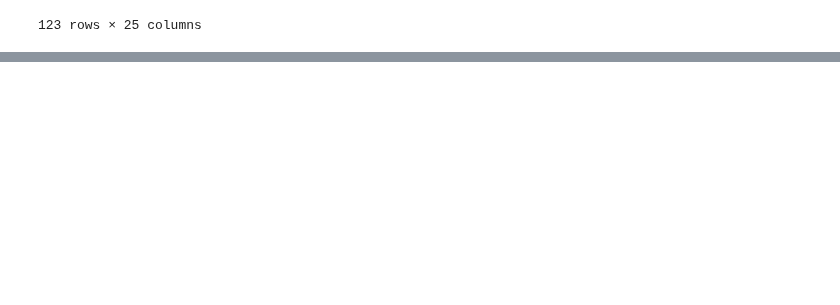
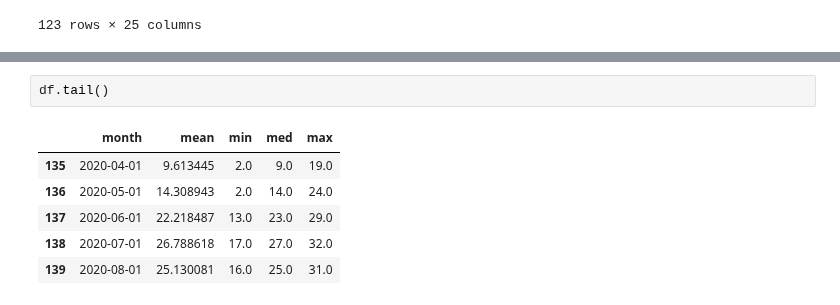
Before and after one commit to BloomTech-Labs/Labs26-Citrics-DS-TeamA, a Jupyter notebook: notebooks/historical_weather.ipynb, the cells around one changed output, grey strips where cells are left out. Drawn from its saved outputs; the diff is of its cells as text; blank space fills up the shorter version.

```diff
--- a/notebooks/historical_weather.ipynb
+++ b/notebooks/historical_weather.ipynb
@@ -273,0 +412,9 @@ subsets[-1]
+# %%
+df.tail()
+# %% [output]
+|  | month | mean | min | med | max |
+| 135 | 2020-04-01 | 9.613445 | 2.0 | 9.0 | 19.0 |
+| 136 | 2020-05-01 | 14.308943 | 2.0 | 14.0 | 24.0 |
+| 137 | 2020-06-01 | 22.218487 | 13.0 | 23.0 | 29.0 |
+| 138 | 2020-07-01 | 26.788618 | 17.0 | 27.0 | 32.0 |
+| 139 | 2020-08-01 | 25.130081 | 16.0 | 25.0 | 31.0 |
```
Also changed, not shown: parts of 11 cells of this notebook.
